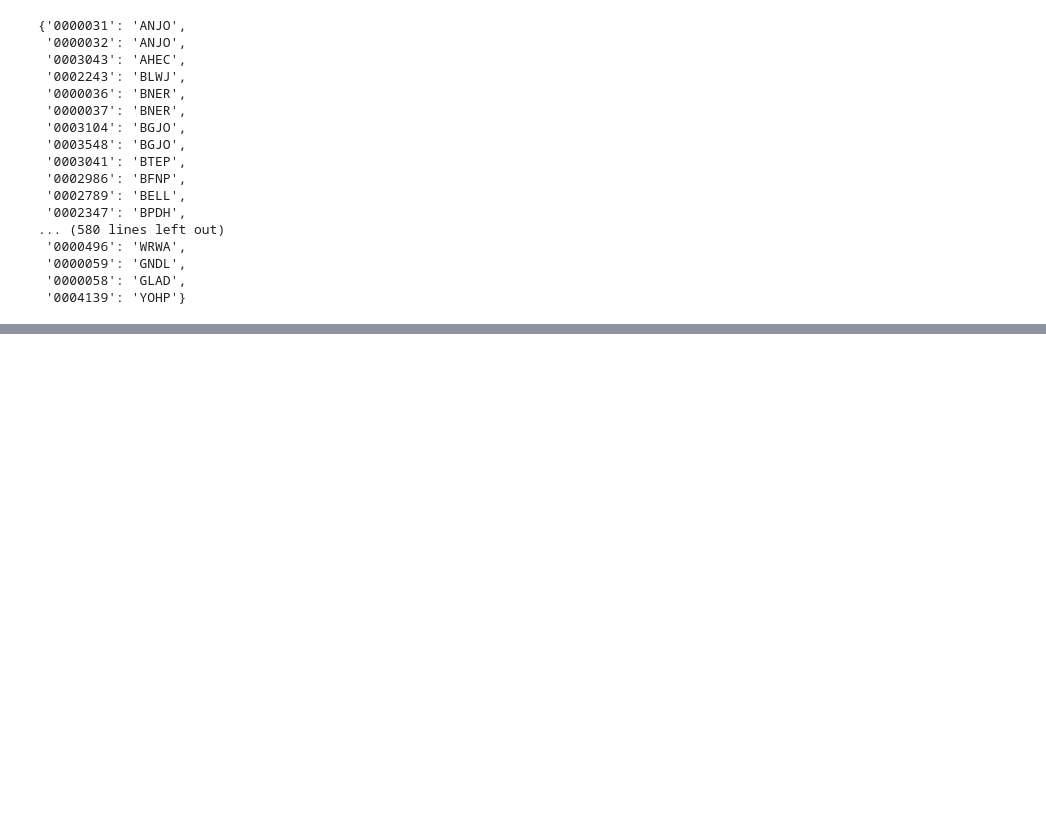
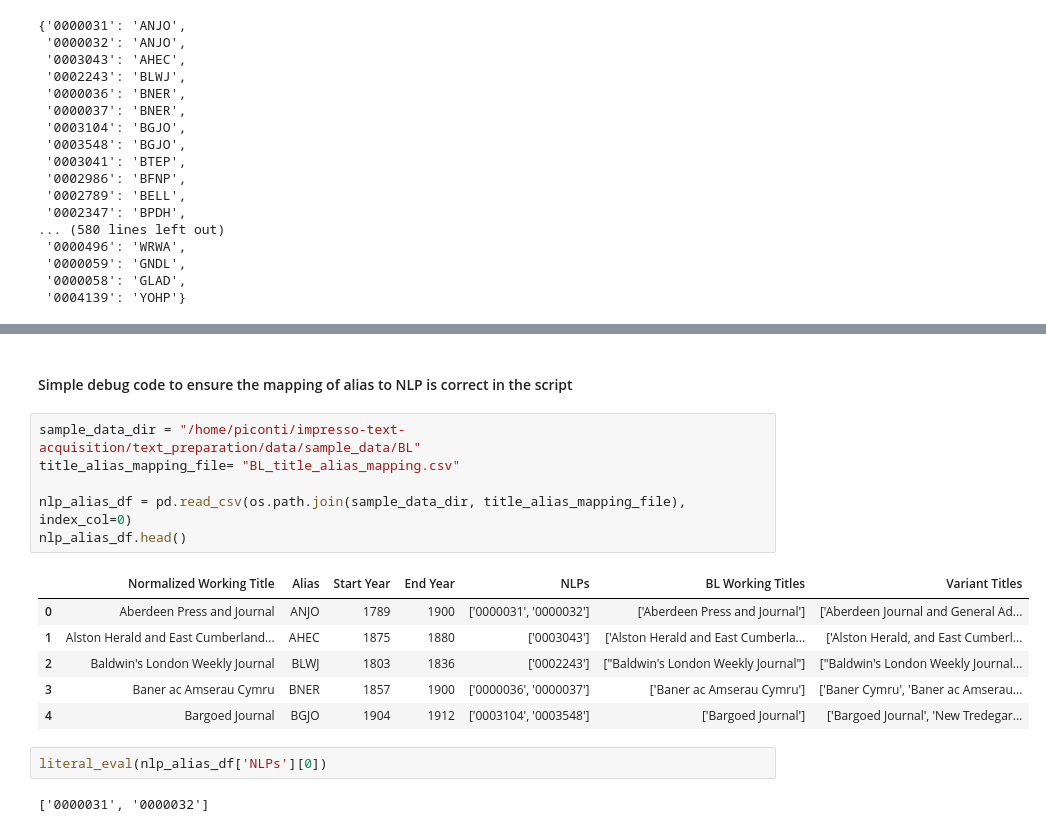
Before and after one commit to impresso/impresso-text-acquisition, a Jupyter notebook: notebooks/bl_alias_and_reoganize.ipynb, the cells around one changed output, grey strips where cells are left out. Cells and saved outputs as stored; diff of their text form; blank space fills up the shorter version.

Commit message:
Create BL data reorganization script and launch it

```diff
--- a/notebooks/bl_alias_and_reoganize.ipynb
+++ b/notebooks/bl_alias_and_reoganize.ipynb
@@ -1068,0 +1490,19 @@ valid_date, y, m ,d
+# %% [markdown]
+#### Simple debug code to ensure the mapping of alias to NLP is correct in the script
+# %%
+sample_data_dir = "/home/piconti/impresso-text-acquisition/text_preparation/data/sample_data/BL"
+title_alias_mapping_file= "BL_title_alias_mapping.csv"
+
+nlp_alias_df = pd.read_csv(os.path.join(sample_data_dir, title_alias_mapping_file), index_col=0)
+nlp_alias_df.head()
+# %% [output]
+|  | Normalized Working Title | Alias | Start Year | End Year | NLPs | BL Working Titles | Variant Titles |
+| 0 | Aberdeen Press and Journal | ANJO | 1789 | 1900 | ['0000031', '0000032'] | ['Aberdeen Press and Journal'] | ['Aberdeen Journal and General Ad... |
+| 1 | Alston Herald and East Cumberland... | AHEC | 1875 | 1880 | ['0003043'] | ['Alston Herald and East Cumberla... | ['Alston Herald, and East Cumberl... |
+| 2 | Baldwin's London Weekly Journal | BLWJ | 1803 | 1836 | ['0002243'] | ["Baldwin's London Weekly Journal"] | ["Baldwin's London Weekly Journal... |
+| 3 | Baner ac Amserau Cymru | BNER | 1857 | 1900 | ['0000036', '0000037'] | ['Baner ac Amserau Cymru'] | ['Baner Cymru', 'Baner ac Amserau... |
+| 4 | Bargoed Journal | BGJO | 1904 | 1912 | ['0003104', '0003548'] | ['Bargoed Journal'] | ['Bargoed Journal', 'New Tredegar... |
+# %%
+literal_eval(nlp_alias_df['NLPs'][0])
+# %% [output]
+['0000031', '0000032']
```
Also changed, not shown: parts of 22 cells of this notebook, 3 other files.
